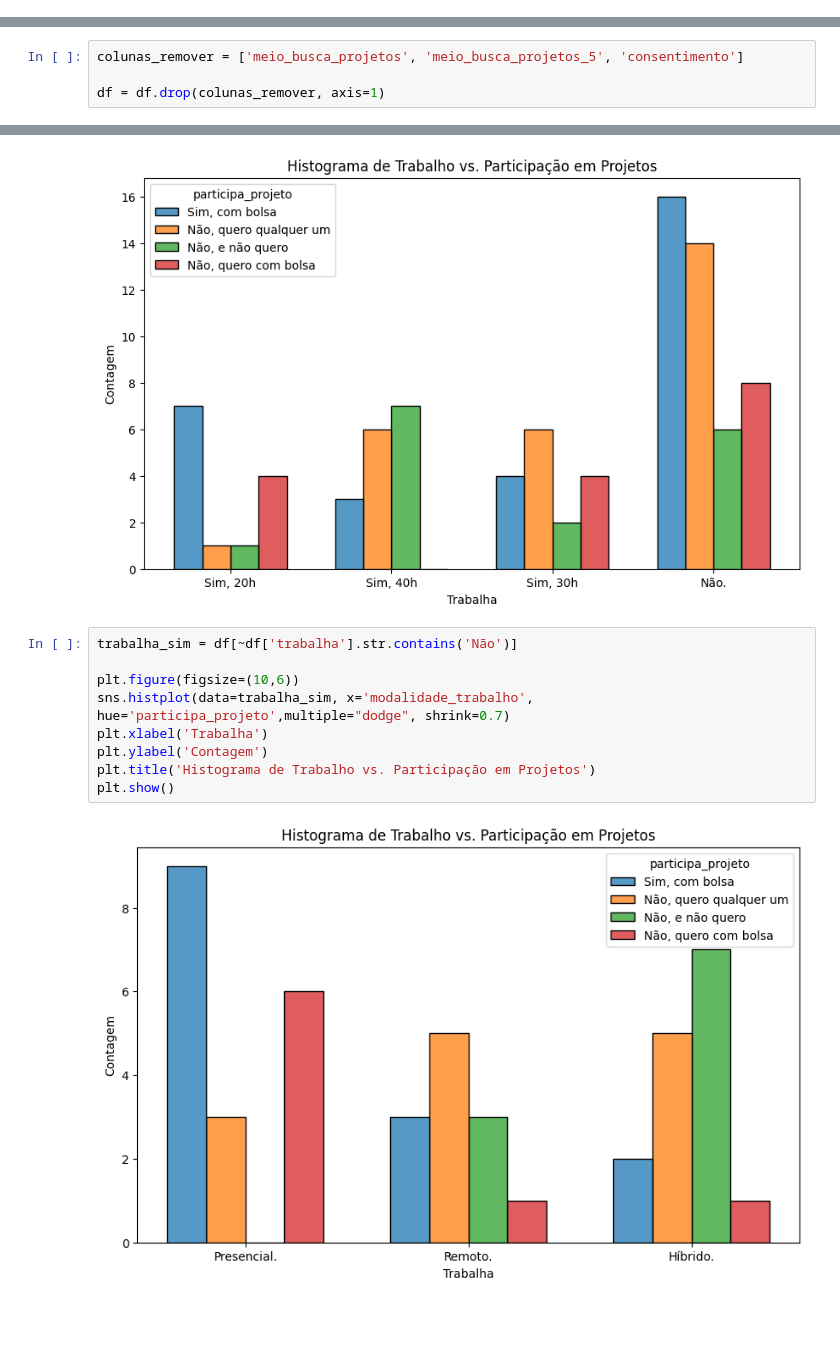
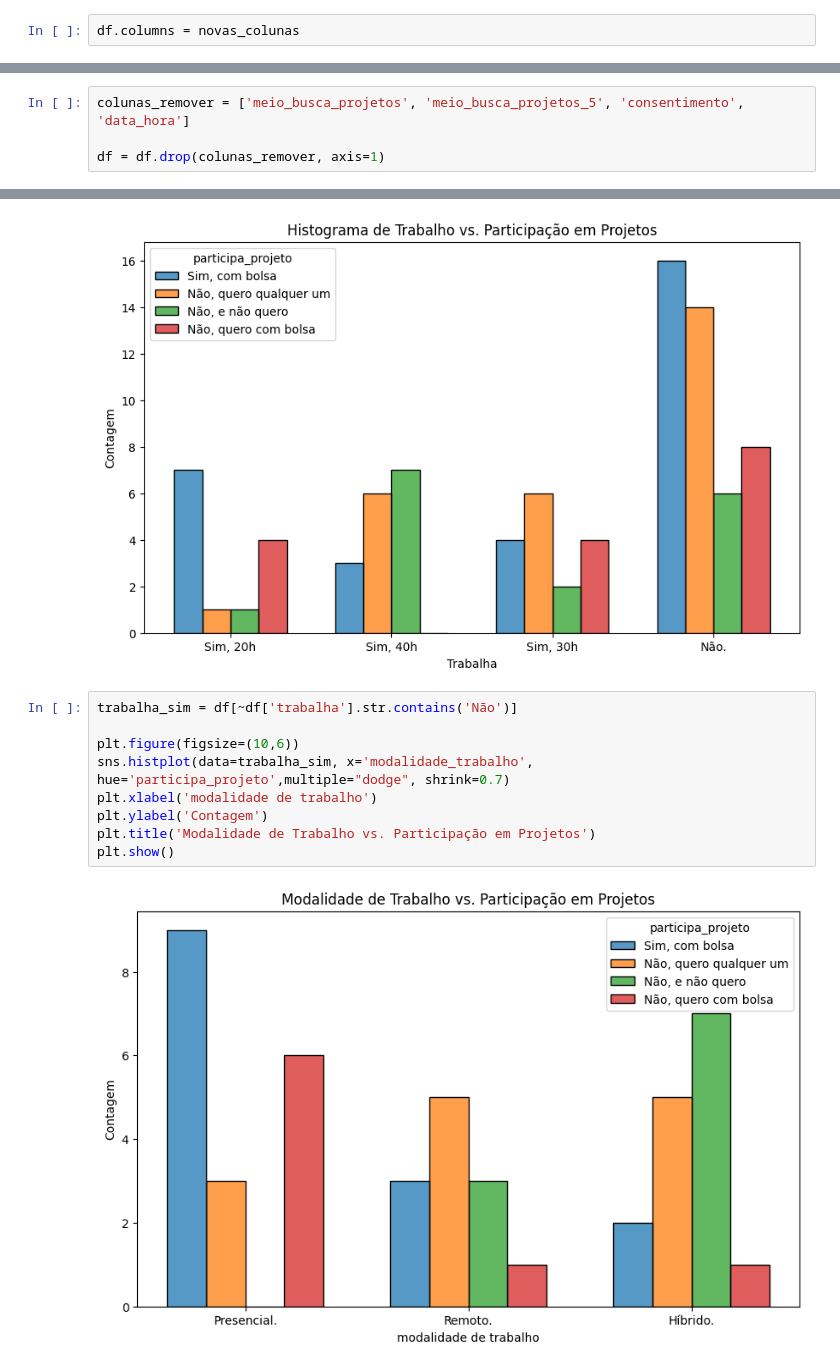
Before and after one commit to laryyssa/si_ihc, a Jupyter notebook: research.ipynb, the cells around one changed output, grey strips where cells are left out. Drawn from its saved outputs; the diff is of its cells as text; blank space fills up the shorter version.

```diff
--- a/research.ipynb
+++ b/research.ipynb
@@ -63,6 +63,8 @@ novas_colunas = [
     'eficiencia_mural',
     'meio_busca_projetos_5'
 ]
+# %%
+df.columns = novas_colunas
 # %%
 print(df['meio_busca_projetos'].value_counts())
 print(df['meio_busca_projetos_5'].value_counts())
@@ -70,7 +72,7 @@ print(df['meio_busca_projetos_5'].value_counts())
 Series([], Name: count, dtype: int64)
 Series([], Name: count, dtype: int64)
 # %%
-colunas_remover = ['meio_busca_projetos', 'meio_busca_projetos_5', 'consentimento']
+colunas_remover = ['meio_busca_projetos', 'meio_busca_projetos_5', 'consentimento', 'data_hora']
 
 df = df.drop(colunas_remover, axis=1)
 # %% [markdown]
@@ -224,11 +222,11 @@ plt.show()
 # %%
 trabalha_sim = df[~df['trabalha'].str.contains('Não')]
 
 plt.figure(figsize=(10,6))
 sns.histplot(data=trabalha_sim, x='modalidade_trabalho', hue='participa_projeto',multiple="dodge", shrink=0.7)
-plt.xlabel('Trabalha')
+plt.xlabel('modalidade de trabalho')
 plt.ylabel('Contagem')
-plt.title('Histograma de Trabalho vs. Participação em Projetos')
+plt.title('Modalidade de Trabalho vs. Participação em Projetos')
 plt.show()
 # %% [output]
-[figure, old version]
+[figure, new version]
```
Also changed, not shown: parts of 6 cells of this notebook.
